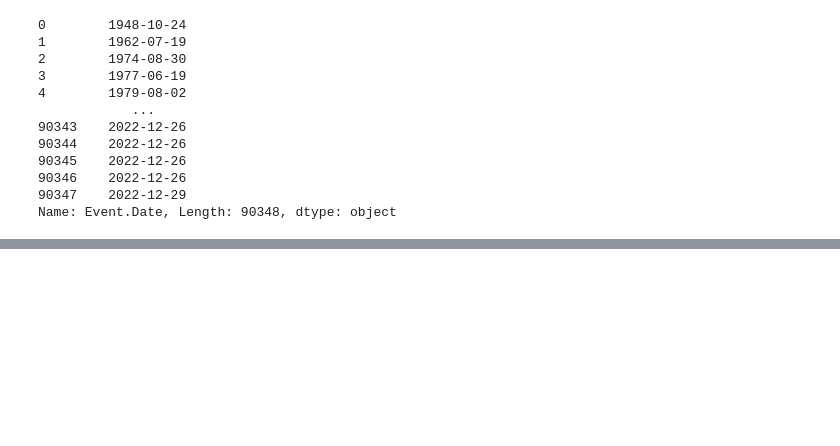
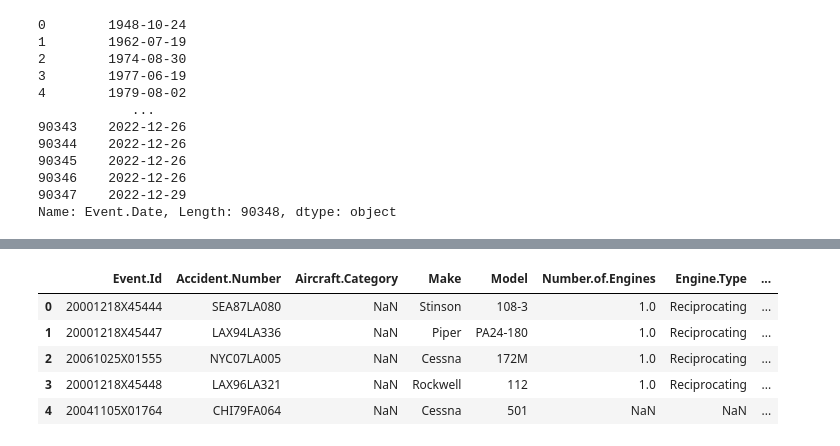
Before and after one commit to AndrewReusche/dsc-phase-1-project-v3, a Jupyter notebook: student.ipynb, the cells around one changed output, grey strips where cells are left out. Drawn from its saved outputs; the diff is of its cells as text; code cells hidden in the pictures; blank space fills up the shorter version.

Commit message:
Create New Dataframe With Only Useful Columns

```diff
--- a/student.ipynb
+++ b/student.ipynb
@@ -444,0 +498,15 @@ Name: Event.Date, Length: 90348, dtype: object
+# %%
+stripped_data=Aviation_Data[['Event.Id','Accident.Number','Aircraft.Category',
+                             'Make','Model','Number.of.Engines','Engine.Type',
+                             'Purpose.of.flight', 'Total.Fatal.Injuries',
+                             'Total.Serious.Injuries', 'Total.Minor.Injuries',
+                                 'Total.Uninjured']].copy()
+# %%
+stripped_data.head()
+# %% [output]
+|  | Event.Id | Accident.Number | Aircraft.Category | Make | Model | Number.of.Engines | Engine.Type | ... |
+| 0 | 20001218X45444 | SEA87LA080 | NaN | Stinson | 108-3 | 1.0 | Reciprocating | ... |
+| 1 | 20001218X45447 | LAX94LA336 | NaN | Piper | PA24-180 | 1.0 | Reciprocating | ... |
+| 2 | 20061025X01555 | NYC07LA005 | NaN | Cessna | 172M | 1.0 | Reciprocating | ... |
+| 3 | 20001218X45448 | LAX96LA321 | NaN | Rockwell | 112 | 1.0 | Reciprocating | ... |
+| 4 | 20041105X01764 | CHI79FA064 | NaN | Cessna | 501 | NaN | NaN | ... |
```
Also changed, not shown: parts of 6 cells of this notebook.
